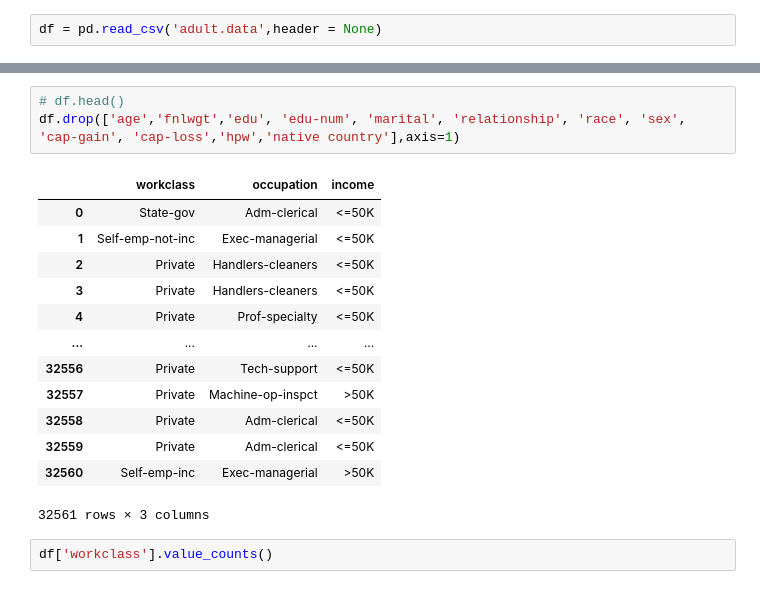
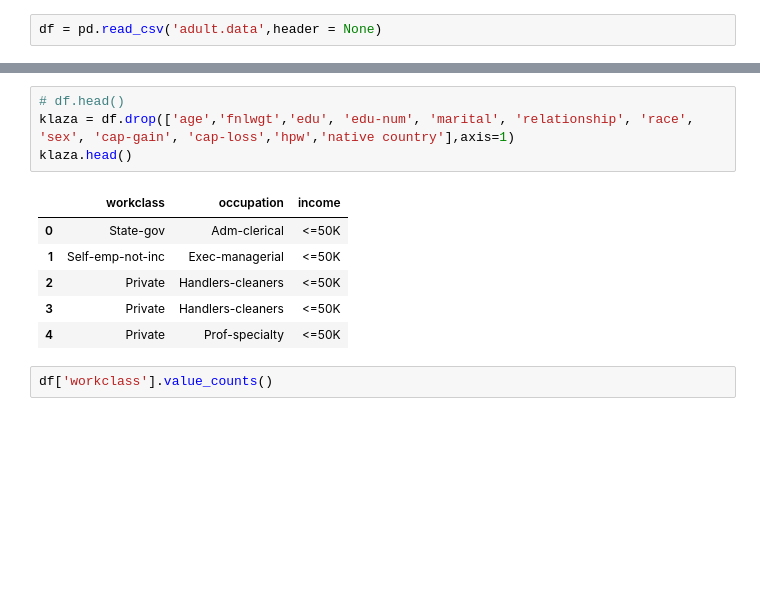
Before and after one commit to Kla10011/FRA503-MACHINE-LEARNING, a Jupyter notebook: Week 4 Materials/adult.ipynb, the cells around one changed output, grey strips where cells are left out. Saved outputs shown, nothing was run; the diff lists cells and outputs as text; blank space fills up the shorter version.

```diff
--- a/Week 4 Materials/adult.ipynb
+++ b/Week 4 Materials/adult.ipynb
@@ -7,20 +15,14 @@ df.columns = ['age', 'workclass', 'fnlwgt', 'edu', 'edu-num', 'marital', 'occupa
 # %%
 # df.head()
-df.drop(['age','fnlwgt','edu', 'edu-num', 'marital', 'relationship', 'race', 'sex', 'cap-gain', 'cap-loss','hpw','native country'],axis=1)
+klaza = df.drop(['age','fnlwgt','edu', 'edu-num', 'marital', 'relationship', 'race', 'sex', 'cap-gain', 'cap-loss','hpw','native country'],axis=1)
+klaza.head()
 # %% [output]
 |  | workclass | occupation | income |
 | 0 | State-gov | Adm-clerical | <=50K |
 | 1 | Self-emp-not-inc | Exec-managerial | <=50K |
 | 2 | Private | Handlers-cleaners | <=50K |
 | 3 | Private | Handlers-cleaners | <=50K |
 | 4 | Private | Prof-specialty | <=50K |
-| ... | ... | ... | ... |
-| 32556 | Private | Tech-support | <=50K |
-| 32557 | Private | Machine-op-inspct | >50K |
-| 32558 | Private | Adm-clerical | <=50K |
-| 32559 | Private | Adm-clerical | <=50K |
-| 32560 | Self-emp-inc | Exec-managerial | >50K |
-32561 rows × 3 columns
 # %%
 df['workclass'].value_counts()
 # %% [output]
```
Also changed, not shown: parts of 10 cells of this notebook, 2 other files.
